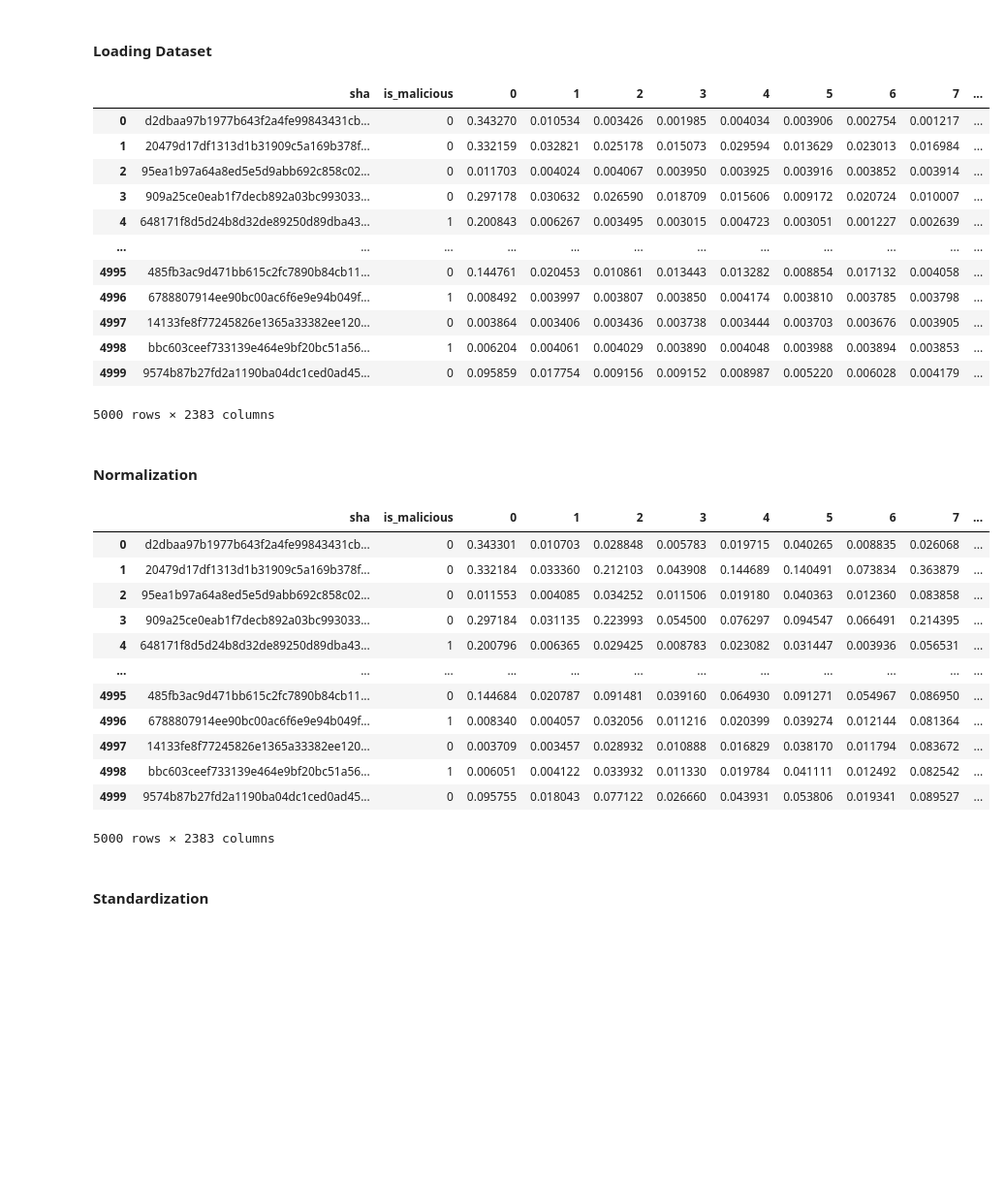
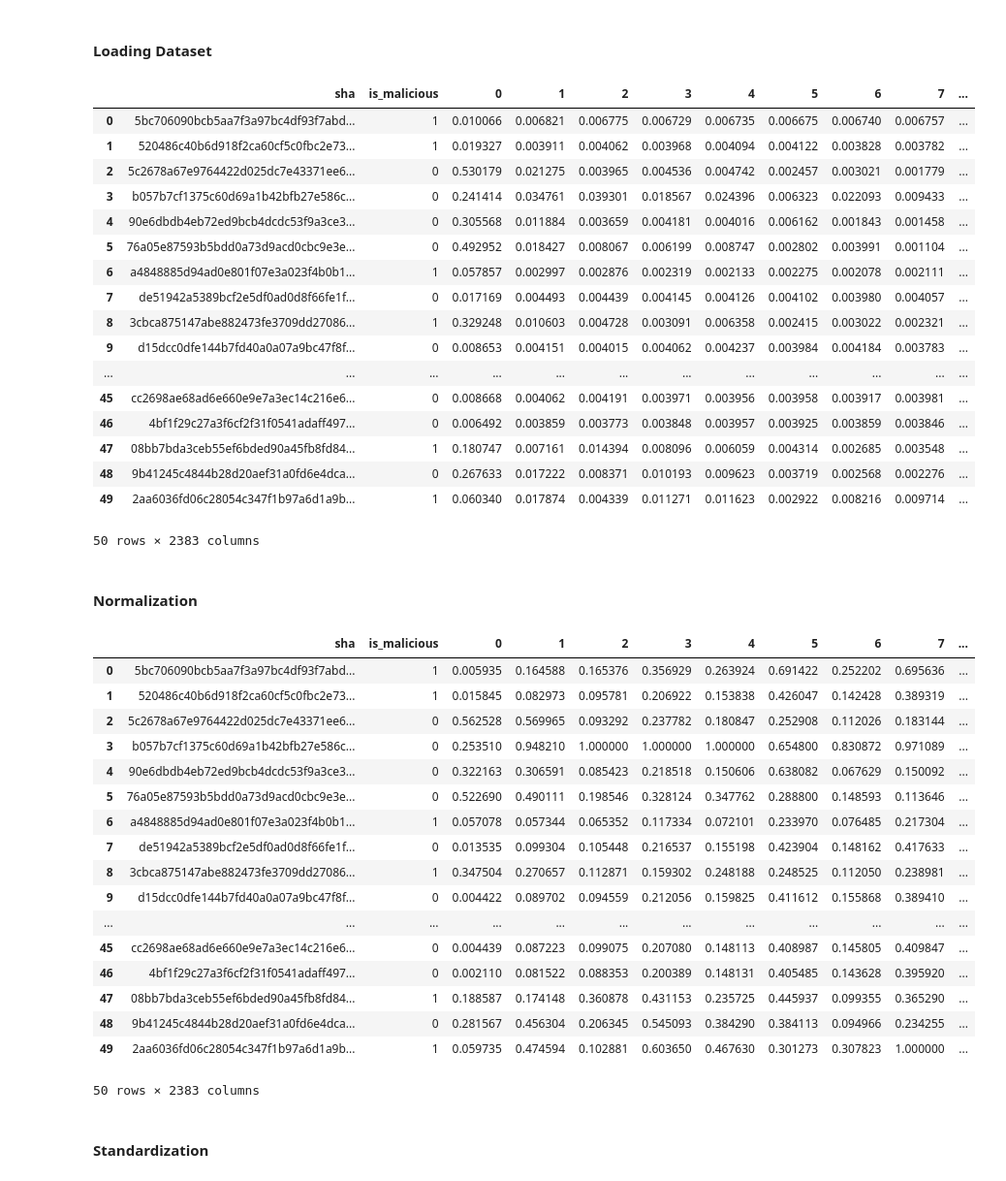
Before and after one commit to pr4gm4/Sp-AI-Ware, a Jupyter notebook: Source/Utility/refining.ipynb, the cells around one changed output. Shown at 97% size. Drawn from its saved outputs; the diff is of its cells as text; code cells hidden in the pictures; blank space fills up the shorter version.

```diff
--- a/Source/Utility/refining.ipynb
+++ b/Source/Utility/refining.ipynb
@@ -9,23 +9,28 @@ warnings.filterwarnings("ignore")
 # %% [markdown]
 #### Loading Dataset
 # %%
-size = 5000
+size = 50
 dataset = pd.read_csv("../../Datasets/"+str(size)+"dataset.csv")
 dataset
 # %% [output]
 |  | sha | is_malicious | 0 | 1 | 2 | 3 | 4 | 5 | 6 | 7 | ... |
-| 0 | d2dbaa97b1977b643f2a4fe99843431cb... | 0 | 0.343270 | 0.010534 | 0.003426 | 0.001985 | 0.004034 | 0.003906 | 0.002754 | 0.001217 | ... |
-| 1 | 20479d17df1313d1b31909c5a169b378f... | 0 | 0.332159 | 0.032821 | 0.025178 | 0.015073 | 0.029594 | 0.013629 | 0.023013 | 0.016984 | ... |
-| 2 | 95ea1b97a64a8ed5e5d9abb692c858c02... | 0 | 0.011703 | 0.004024 | 0.004067 | 0.003950 | 0.003925 | 0.003916 | 0.003852 | 0.003914 | ... |
-| 3 | 909a25ce0eab1f7decb892a03bc993033... | 0 | 0.297178 | 0.030632 | 0.026590 | 0.018709 | 0.015606 | 0.009172 | 0.020724 | 0.010007 | ... |
-| 4 | 648171f8d5d24b8d32de89250d89dba43... | 1 | 0.200843 | 0.006267 | 0.003495 | 0.003015 | 0.004723 | 0.003051 | 0.001227 | 0.002639 | ... |
+| 0 | 5bc706090bcb5aa7f3a97bc4df93f7abd... | 1 | 0.010066 | 0.006821 | 0.006775 | 0.006729 | 0.006735 | 0.006675 | 0.006740 | 0.006757 | ... |
+| 1 | 520486c40b6d918f2ca60cf5c0fbc2e73... | 1 | 0.019327 | 0.003911 | 0.004062 | 0.003968 | 0.004094 | 0.004122 | 0.003828 | 0.003782 | ... |
+| 2 | 5c2678a67e9764422d025dc7e43371ee6... | 0 | 0.530179 | 0.021275 | 0.003965 | 0.004536 | 0.004742 | 0.002457 | 0.003021 | 0.001779 | ... |
+| 3 | b057b7cf1375c60d69a1b42bfb27e586c... | 0 | 0.241414 | 0.034761 | 0.039301 | 0.018567 | 0.024396 | 0.006323 | 0.022093 | 0.009433 | ... |
+| 4 | 90e6dbdb4eb72ed9bcb4dcdc53f9a3ce3... | 0 | 0.305568 | 0.011884 | 0.003659 | 0.004181 | 0.004016 | 0.006162 | 0.001843 | 0.001458 | ... |
+| 5 | 76a05e87593b5bdd0a73d9acd0cbc9e3e... | 0 | 0.492952 | 0.018427 | 0.008067 | 0.006199 | 0.008747 | 0.002802 | 0.003991 | 0.001104 | ... |
+| 6 | a4848885d94ad0e801f07e3a023f4b0b1... | 1 | 0.057857 | 0.002997 | 0.002876 | 0.002319 | 0.002133 | 0.002275 | 0.002078 | 0.002111 | ... |
+| 7 | de51942a5389bcf2e5df0ad0d8f66fe1f... | 0 | 0.017169 | 0.004493 | 0.004439 | 0.004145 | 0.004126 | 0.004102 | 0.003980 | 0.004057 | ... |
+| 8 | 3cbca875147abe882473fe3709dd27086... | 1 | 0.329248 | 0.010603 | 0.004728 | 0.003091 | 0.006358 | 0.002415 | 0.003022 | 0.002321 | ... |
+| 9 | d15dcc0dfe144b7fd40a0a07a9bc47f8f... | 0 | 0.008653 | 0.004151 | 0.004015 | 0.004062 | 0.004237 | 0.003984 | 0.004184 | 0.003783 | ... |
 | ... | ... | ... | ... | ... | ... | ... | ... | ... | ... | ... | ... |
-| 4995 | 485fb3ac9d471bb615c2fc7890b84cb11... | 0 | 0.144761 | 0.020453 | 0.010861 | 0.013443 | 0.013282 | 0.008854 | 0.017132 | 0.004058 | ... |
-| 4996 | 6788807914ee90bc00ac6f6e9e94b049f... | 1 | 0.008492 | 0.003997 | 0.003807 | 0.003850 | 0.004174 | 0.003810 | 0.003785 | 0.003798 | ... |
-| 4997 | 14133fe8f77245826e1365a33382ee120... | 0 | 0.003864 | 0.003406 | 0.003436 | 0.003738 | 0.003444 | 0.003703 | 0.003676 | 0.003905 | ... |
-| 4998 | bbc603ceef733139e464e9bf20bc51a56... | 1 | 0.006204 | 0.004061 | 0.004029 | 0.003890 | 0.004048 | 0.003988 | 0.003894 | 0.003853 | ... |
-| 4999 | 9574b87b27fd2a1190ba04dc1ced0ad45... | 0 | 0.095859 | 0.017754 | 0.009156 | 0.009152 | 0.008987 | 0.005220 | 0.006028 | 0.004179 | ... |
+| 45 | cc2698ae68ad6e660e9e7a3ec14c216e6... | 0 | 0.008668 | 0.004062 | 0.004191 | 0.003971 | 0.003956 | 0.003958 | 0.003917 | 0.003981 | ... |
+| 46 | 4bf1f29c27a3f6cf2f31f0541adaff497... | 0 | 0.006492 | 0.003859 | 0.003773 | 0.003848 | 0.003957 | 0.003925 | 0.003859 | 0.003846 | ... |
+| 47 | 08bb7bda3ceb55ef6bded90a45fb8fd84... | 1 | 0.180747 | 0.007161 | 0.014394 | 0.008096 | 0.006059 | 0.004314 | 0.002685 | 0.003548 | ... |
+| 48 | 9b41245c4844b28d20aef31a0fd6e4dca... | 0 | 0.267633 | 0.017222 | 0.008371 | 0.010193 | 0.009623 | 0.003719 | 0.002568 | 0.002276 | ... |
+| 49 | 2aa6036fd06c28054c347f1b97a6d1a9b... | 1 | 0.060340 | 0.017874 | 0.004339 | 0.011271 | 0.011623 | 0.002922 | 0.008216 | 0.009714 | ... |
-5000 rows × 2383 columns
+50 rows × 2383 columns
 # %% [markdown]
 #### Normalization
 # %%
@@ -34,18 +39,23 @@ dataset.iloc[:,2:] = mmscaler.fit_transform(dataset.iloc[:,2:])
 dataset
 # %% [output]
 |  | sha | is_malicious | 0 | 1 | 2 | 3 | 4 | 5 | 6 | 7 | ... |
-| 0 | d2dbaa97b1977b643f2a4fe99843431cb... | 0 | 0.343301 | 0.010703 | 0.028848 | 0.005783 | 0.019715 | 0.040265 | 0.008835 | 0.026068 | ... |
-| 1 | 20479d17df1313d1b31909c5a169b378f... | 0 | 0.332184 | 0.033360 | 0.212103 | 0.043908 | 0.144689 | 0.140491 | 0.073834 | 0.363879 | ... |
-| 2 | 95ea1b97a64a8ed5e5d9abb692c858c02... | 0 | 0.011553 | 0.004085 | 0.034252 | 0.011506 | 0.019180 | 0.040363 | 0.012360 | 0.083858 | ... |
-| 3 | 909a25ce0eab1f7decb892a03bc993033... | 0 | 0.297184 | 0.031135 | 0.223993 | 0.054500 | 0.076297 | 0.094547 | 0.066491 | 0.214395 | ... |
-| 4 | 648171f8d5d24b8d32de89250d89dba43... | 1 | 0.200796 | 0.006365 | 0.029425 | 0.008783 | 0.023082 | 0.031447 | 0.003936 | 0.056531 | ... |
+| 0 | 5bc706090bcb5aa7f3a97bc4df93f7abd... | 1 | 0.005935 | 0.164588 | 0.165376 | 0.356929 | 0.263924 | 0.691422 | 0.252202 | 0.695636 | ... |
+| 1 | 520486c40b6d918f2ca60cf5c0fbc2e73... | 1 | 0.015845 | 0.082973 | 0.095781 | 0.206922 | 0.153838 | 0.426047 | 0.142428 | 0.389319 | ... |
+| 2 | 5c2678a67e9764422d025dc7e43371ee6... | 0 | 0.562528 | 0.569965 | 0.093292 | 0.237782 | 0.180847 | 0.252908 | 0.112026 | 0.183144 | ... |
+| 3 | b057b7cf1375c60d69a1b42bfb27e586c... | 0 | 0.253510 | 0.948210 | 1.000000 | 1.000000 | 1.000000 | 0.654800 | 0.830872 | 0.971089 | ... |
+| 4 | 90e6dbdb4eb72ed9bcb4dcdc53f9a3ce3... | 0 | 0.322163 | 0.306591 | 0.085423 | 0.218518 | 0.150606 | 0.638082 | 0.067629 | 0.150092 | ... |
+| 5 | 76a05e87593b5bdd0a73d9acd0cbc9e3e... | 0 | 0.522690 | 0.490111 | 0.198546 | 0.328124 | 0.347762 | 0.288800 | 0.148593 | 0.113646 | ... |
+| 6 | a4848885d94ad0e801f07e3a023f4b0b1... | 1 | 0.057078 | 0.057344 | 0.065352 | 0.117334 | 0.072101 | 0.233970 | 0.076485 | 0.217304 | ... |
+| 7 | de51942a5389bcf2e5df0ad0d8f66fe1f... | 0 | 0.013535 | 0.099304 | 0.105448 | 0.216537 | 0.155198 | 0.423904 | 0.148162 | 0.417633 | ... |
+| 8 | 3cbca875147abe882473fe3709dd27086... | 1 | 0.347504 | 0.270657 | 0.112871 | 0.159302 | 0.248188 | 0.248525 | 0.112050 | 0.238981 | ... |
+| 9 | d15dcc0dfe144b7fd40a0a07a9bc47f8f... | 0 | 0.004422 | 0.089702 | 0.094559 | 0.212056 | 0.159825 | 0.411612 | 0.155868 | 0.389410 | ... |
 | ... | ... | ... | ... | ... | ... | ... | ... | ... | ... | ... | ... |
-| 4995 | 485fb3ac9d471bb615c2fc7890b84cb11... | 0 | 0.144684 | 0.020787 | 0.091481 | 0.039160 | 0.064930 | 0.091271 | 0.054967 | 0.086950 | ... |
-| 4996 | 6788807914ee90bc00ac6f6e9e94b049f... | 1 | 0.008340 | 0.004057 | 0.032056 | 0.011216 | 0.020399 | 0.039274 | 0.012144 | 0.081364 | ... |
-| 4997 | 14133fe8f77245826e1365a33382ee120... | 0 | 0.003709 | 0.003457 | 0.028932 | 0.010888 | 0.016829 | 0.038170 | 0.011794 | 0.083672 | ... |
-| 4998 | bbc603ceef733139e464e9bf20bc51a56... | 1 | 0.006051 | 0.004122 | 0.033932 | 0.011330 | 0.019784 | 0.041111 | 0.012492 | 0.082542 | ... |
-| 4999 | 9574b87b27fd2a1190ba04dc1ced0ad45... | 0 | 0.095755 | 0.018043 | 0.077122 | 0.026660 | 0.043931 | 0.053806 | 0.019341 | 0.089527 | ... |
+| 45 | cc2698ae68ad6e660e9e7a3ec14c216e6... | 0 | 0.004439 | 0.087223 | 0.099075 | 0.207080 | 0.148113 | 0.408987 | 0.145805 | 0.409847 | ... |
+| 46 | 4bf1f29c27a3f6cf2f31f0541adaff497... | 0 | 0.002110 | 0.081522 | 0.088353 | 0.200389 | 0.148131 | 0.405485 | 0.143628 | 0.395920 | ... |
+| 47 | 08bb7bda3ceb55ef6bded90a45fb8fd84... | 1 | 0.188587 | 0.174148 | 0.360878 | 0.431153 | 0.235725 | 0.445937 | 0.099355 | 0.365290 | ... |
+| 48 | 9b41245c4844b28d20aef31a0fd6e4dca... | 0 | 0.281567 | 0.456304 | 0.206345 | 0.545093 | 0.384290 | 0.384113 | 0.094966 | 0.234255 | ... |
+| 49 | 2aa6036fd06c28054c347f1b97a6d1a9b... | 1 | 0.059735 | 0.474594 | 0.102881 | 0.603650 | 0.467630 | 0.301273 | 0.307823 | 1.000000 | ... |
-5000 rows × 2383 columns
+50 rows × 2383 columns
 # %% [markdown]
 #### Standardization
 # %%
```
Also changed, not shown: parts of 4 cells of this notebook, 4 other files.
